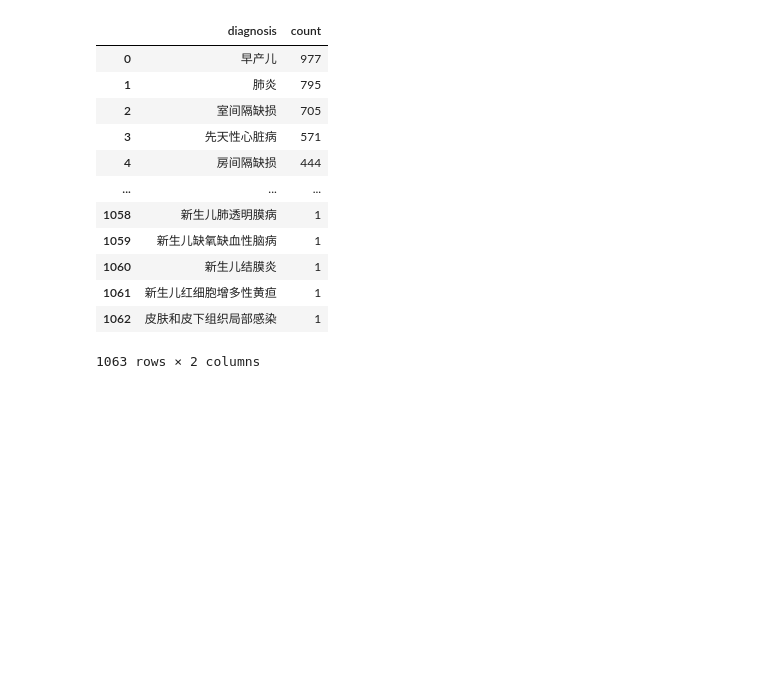
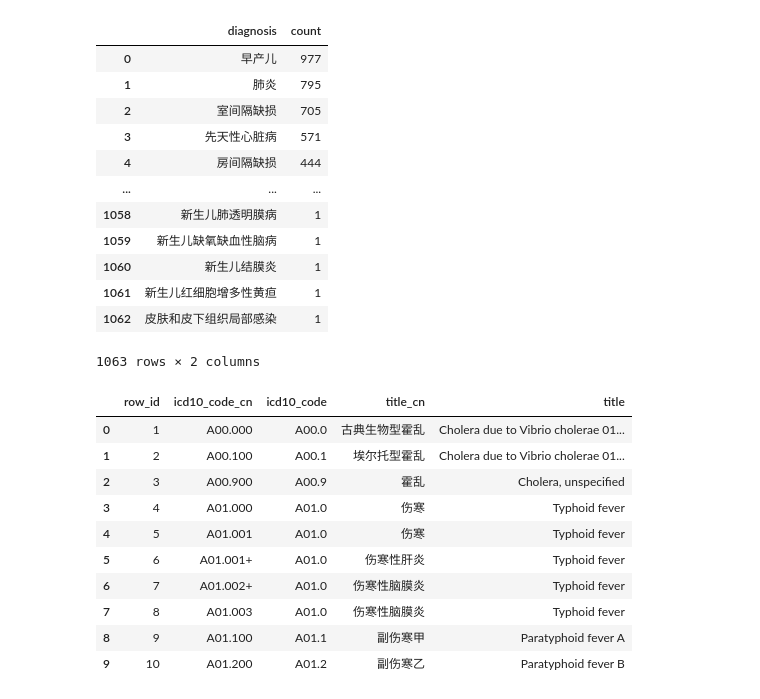
Before and after one commit to marymlucas/pics-explore, a Jupyter notebook: pics_explore_1.ipynb, the cells around one changed output. Saved outputs shown, nothing was run; the diff lists cells and outputs as text; code cells hidden in the pictures; blank space fills up the shorter version.

```diff
--- a/pics_explore_1.ipynb
+++ b/pics_explore_1.ipynb
@@ -246,3 +246,18 @@ diagnoses
 | 1061 | 新生儿红细胞增多性黄疸 | 1 |
 | 1062 | 皮肤和皮下组织局部感染 | 1 |
 1063 rows × 2 columns
+# %%
+# get english desc of diagnoses
+pd.read_sql_query('select * from d_icd_diagnoses limit 10;', conn)
+# %% [output]
+|  | row_id | icd10_code_cn | icd10_code | title_cn | title |
+| 0 | 1 | A00.000 | A00.0 | 古典生物型霍乱 | Cholera due to Vibrio cholerae 01... |
+| 1 | 2 | A00.100 | A00.1 | 埃尔托型霍乱 | Cholera due to Vibrio cholerae 01... |
+| 2 | 3 | A00.900 | A00.9 | 霍乱 | Cholera, unspecified |
+| 3 | 4 | A01.000 | A01.0 | 伤寒 | Typhoid fever |
+| 4 | 5 | A01.001 | A01.0 | 伤寒 | Typhoid fever |
+| 5 | 6 | A01.001+ | A01.0 | 伤寒性肝炎 | Typhoid fever |
+| 6 | 7 | A01.002+ | A01.0 | 伤寒性脑膜炎 | Typhoid fever |
+| 7 | 8 | A01.003 | A01.0 | 伤寒性脑膜炎 | Typhoid fever |
+| 8 | 9 | A01.100 | A01.1 | 副伤寒甲 | Paratyphoid fever A |
+| 9 | 10 | A01.200 | A01.2 | 副伤寒乙 | Paratyphoid fever B |
```
